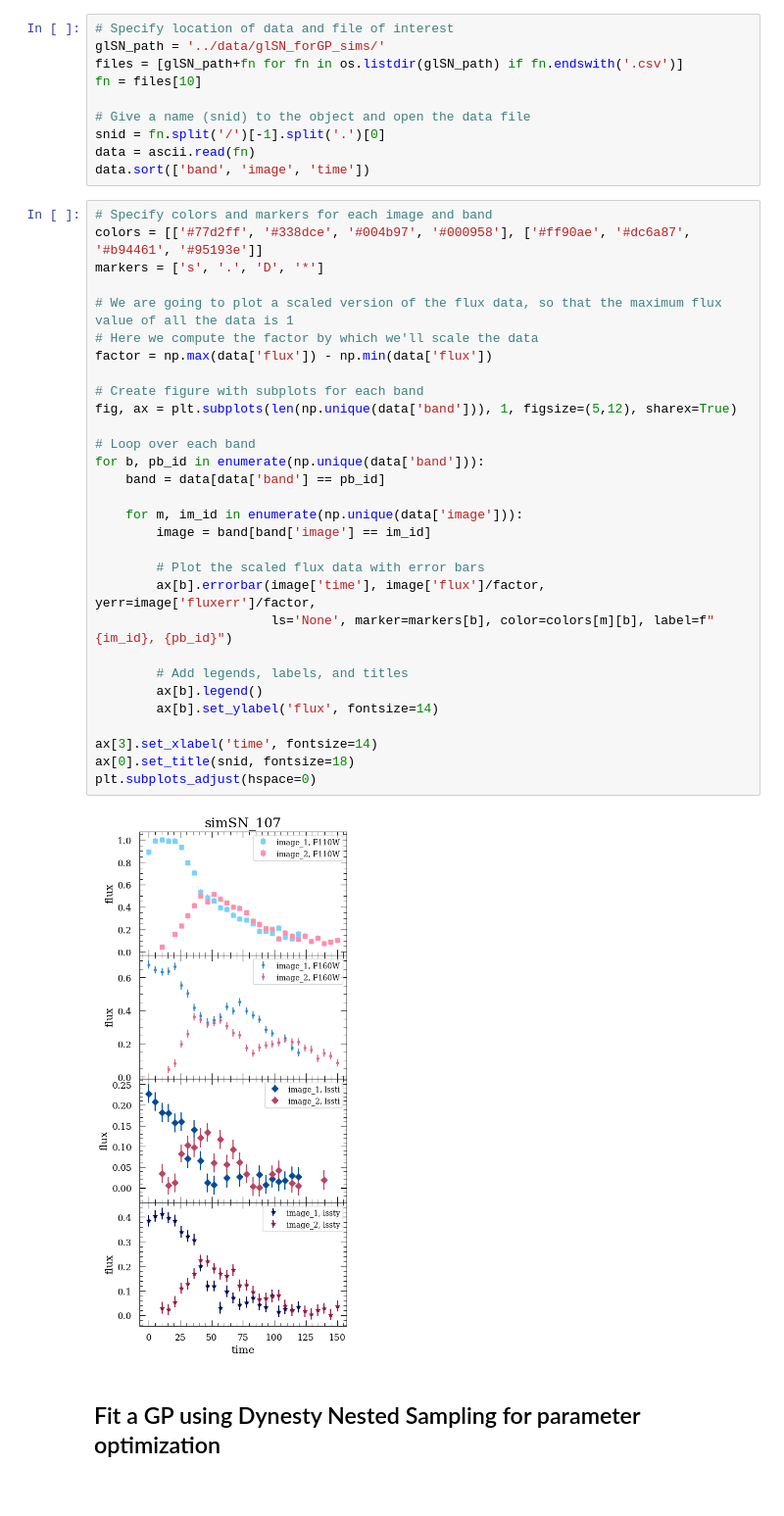
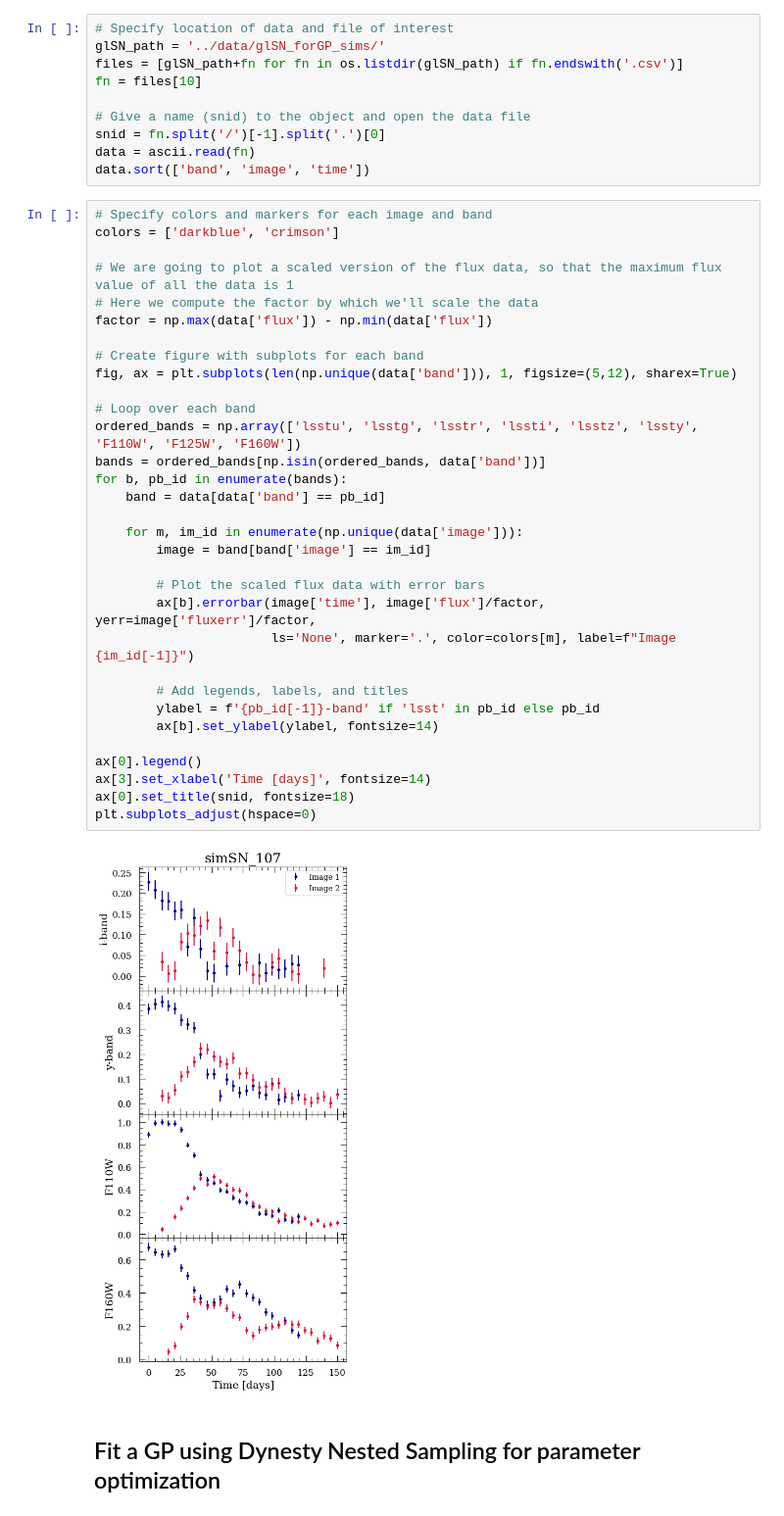
Before and after one commit to erinhay/GausSN, a Jupyter notebook: ipynb/fitting_SLSN_example.ipynb, the cells around one changed output. Shown at 98% size. Cells and saved outputs as stored; diff of their text form.

```diff
--- a/ipynb/fitting_SLSN_example.ipynb
+++ b/ipynb/fitting_SLSN_example.ipynb
@@ -77,36 +80,38 @@ data = ascii.read(fn)
 data.sort(['band', 'image', 'time'])
 # %%
 # Specify colors and markers for each image and band
-colors = [['#77d2ff', '#338dce', '#004b97', '#000958'], ['#ff90ae', '#dc6a87', '#b94461', '#95193e']]
-markers = ['s', '.', 'D', '*']
+colors = ['darkblue', 'crimson']
 
 # We are going to plot a scaled version of the flux data, so that the maximum flux value of all the data is 1
 # Here we compute the factor by which we'll scale the data
 factor = np.max(data['flux']) - np.min(data['flux'])
 
 # Create figure with subplots for each band
 fig, ax = plt.subplots(len(np.unique(data['band'])), 1, figsize=(5,12), sharex=True)
 
 # Loop over each band
-for b, pb_id in enumerate(np.unique(data['band'])):
+ordered_bands = np.array(['lsstu', 'lsstg', 'lsstr', 'lssti', 'lsstz', 'lssty', 'F110W', 'F125W', 'F160W'])
+bands = ordered_bands[np.isin(ordered_bands, data['band'])]
+for b, pb_id in enumerate(bands):
     band = data[data['band'] == pb_id]
 
     for m, im_id in enumerate(np.unique(data['image'])):
         image = band[band['image'] == im_id]
 
         # Plot the scaled flux data with error bars
         ax[b].errorbar(image['time'], image['flux']/factor, yerr=image['fluxerr']/factor,
-                       ls='None', marker=markers[b], color=colors[m][b], label=f"{im_id}, {pb_id}")
+                       ls='None', marker='.', color=colors[m], label=f"Image {im_id[-1]}")
 
         # Add legends, labels, and titles
-        ax[b].legend()
-        ax[b].set_ylabel('flux', fontsize=14)
+        ylabel = f'{pb_id[-1]}-band' if 'lsst' in pb_id else pb_id
+        ax[b].set_ylabel(ylabel, fontsize=14)
 
-ax[3].set_xlabel('time', fontsize=14)
+ax[0].legend()
+ax[3].set_xlabel('Time [days]', fontsize=14)
 ax[0].set_title(snid, fontsize=18)
 plt.subplots_adjust(hspace=0)
 # %% [output]
-[figure, old version]
+[figure, new version]
 # %% [markdown]
 ## Fit a GP using Dynesty Nested Sampling for parameter optimization
 # %%
```
Also changed, not shown: parts of 3 cells of this notebook, 4 other files.
